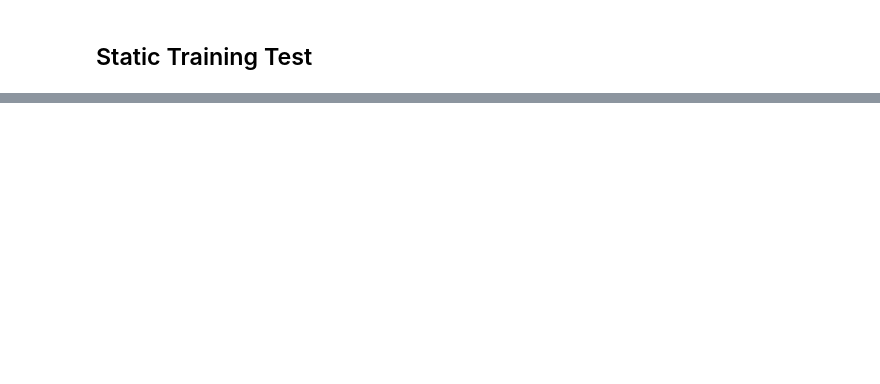
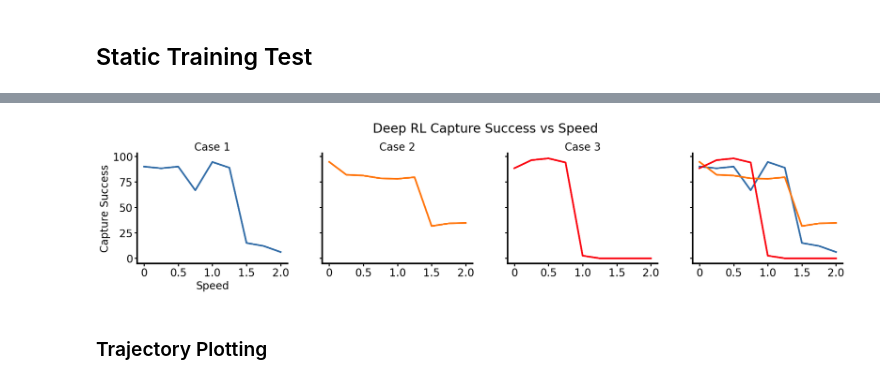
Before and after one commit to C-Gibson20/computational-neuroscience-modelling, a Jupyter notebook: scripts/Deep_RL_linear_screen_prey.ipynb, the cells around one changed output, grey strips where cells are left out. Drawn from its saved outputs; the diff is of its cells as text; code cells hidden in the pictures; blank space fills up the shorter version.

```diff
--- a/scripts/Deep_RL_linear_screen_prey.ipynb
+++ b/scripts/Deep_RL_linear_screen_prey.ipynb
@@ -172,0 +24,4 @@ Best parameters: {'actor_lr': 1.0506603198418105e-05, 'critic_lr': 0.00057471274
+# %%
+evaluator.training_plots(reward=True)
+# %%
+evaluator.training_plots(animate=True)
@@ -172,0 +44,9 @@ Best parameters: {'actor_lr': 1.0506603198418105e-05, 'critic_lr': 0.00057471274
+# %%
+for n in range(n_agents):
+    evaluator = multimodal_mazes.LinearPreyEvaluatorContinuous(width=51, height=59, n_steps=50, scenario='Constant', case=None, motion='Linear', speed=None)
+    evaluator.run_trials(800, True)
+    for case in range(len(cases)):
+        for a, speed in enumerate(speeds):
+            test_trial_data, captured = evaluator.evaluate(n_trials=1000, case=cases[case], speed=speed)
+            trials[n][case][a] = test_trial_data
+            capture_results[n, case, a] = captured
@@ -172,0 +55,14 @@ Best parameters: {'actor_lr': 1.0506603198418105e-05, 'critic_lr': 0.00057471274
+# %%
+capture_processed = np.zeros((2, len(cases), len(speeds)))
+capture_results_mod = capture_results.copy()
+capture_results_mod = np.delete(capture_results.copy(), [], 0)
+
+for case in range(len(cases)):
+    for speed in range(len(speeds)):
+        capture_processed[0, case, speed] = np.mean(capture_results_mod[:, case, speed])
+        capture_processed[1, case, speed] = np.std(capture_results_mod[:, case, speed])
+
+print('Capture Results:')
+print(capture_results)
+print('Processed Capture Results:')
+print(capture_processed)
@@ -172,0 +82,22 @@ Best parameters: {'actor_lr': 1.0506603198418105e-05, 'critic_lr': 0.00057471274
+# %%
+fig, axs = plt.subplots(1, 4, figsize=(20, 5), sharex=True, sharey=True)
+fig.tight_layout(rect=[0,0.1, 1, 0.9])
+fig.suptitle(f"Deep RL Capture Success vs Speed")
+
+for case in range(len(cases)):
+    axs[case].set_title(f"Case {case + 1}")
+    for n in range(n_agents):
+        if n not in []:
+            axs[case].plot(speeds, capture_results[n, case, :], color = case_colors[case], alpha = 0.2)
+
+    axs[case].plot(speeds, capture_processed[0, case, :], color=case_colors[case])
+    axs[case].errorbar(speeds, capture_processed[0, case, :], yerr=capture_processed[1, case, :], color=case_colors[case])
+    axs[3].plot(speeds, capture_processed[0, case, :], color=case_colors[case])
+    axs[3].errorbar(speeds, capture_processed[0, case, :], yerr=capture_processed[1, case, :], color=case_colors[case])
+
+axs[0].set(xlabel='Speed', ylabel='Capture Success')
+axs[0].set_xticks(np.arange(0, 2.0, 0.48), ['0', '0.5', '1.0', '1.5', '2.0']);
+# %% [output]
+[figure, added]
+# %% [markdown]
+### Trajectory Plotting
```
Also changed, not shown: parts of 29 cells of this notebook.
